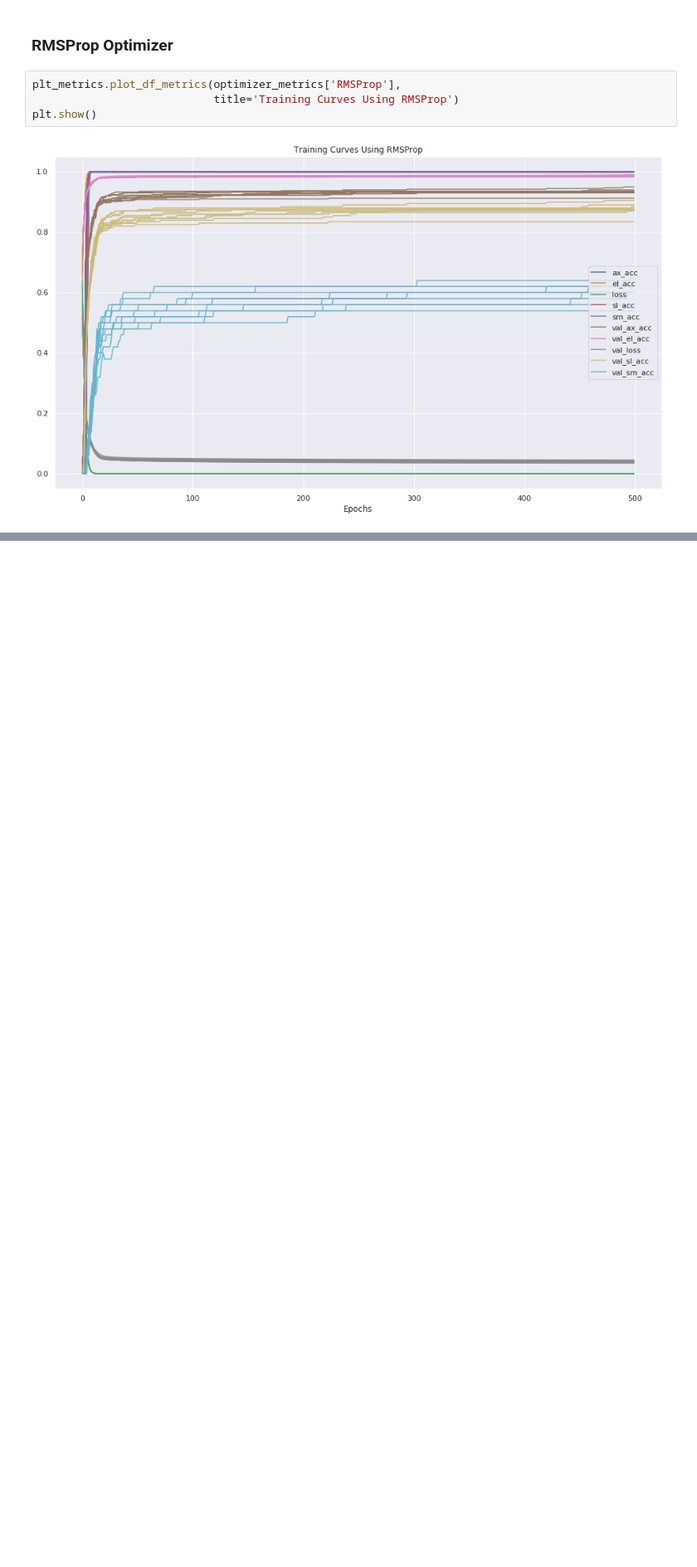
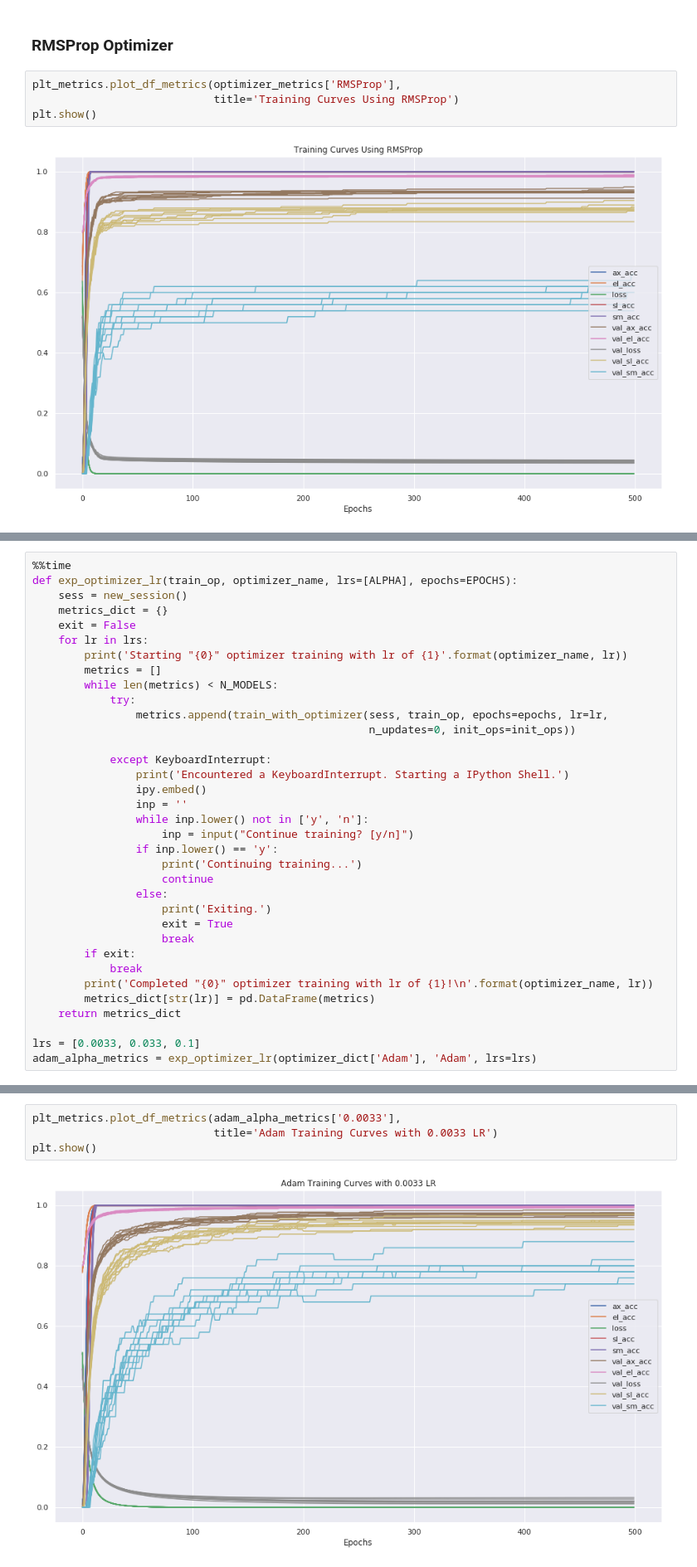
Before and after one commit to apra93/leabra-tf, a Jupyter notebook: docs/source/notebooks/0.4.1-Exploring-Different-Optimizers.ipynb, the cells around one changed output, grey strips where cells are left out. Shown at 83% size. Cells and saved outputs as stored; diff of their text form; blank space fills up the shorter version.

Commit message:
nb-0.4.1: Adding adam optimization curves.

```diff
--- a/docs/source/notebooks/0.4.1-Exploring-Different-Optimizers.ipynb
+++ b/docs/source/notebooks/0.4.1-Exploring-Different-Optimizers.ipynb
@@ -609,0 +618,35 @@ plt.show()
+# %%
+%%time
+def exp_optimizer_lr(train_op, optimizer_name, lrs=[ALPHA], epochs=EPOCHS):
+    sess = new_session()
+    metrics_dict = {}
+    exit = False
+    for lr in lrs:
+        print('Starting "{0}" optimizer training with lr of {1}'.format(optimizer_name, lr))
+        metrics = []
+        while len(metrics) < N_MODELS:
+            try:
+                metrics.append(train_with_optimizer(sess, train_op, epochs=epochs, lr=lr,
+                                                    n_updates=0, init_ops=init_ops))
+
+            except KeyboardInterrupt:
+                print('Encountered a KeyboardInterrupt. Starting a IPython Shell.')
+                ipy.embed()
+                inp = ''
+                while inp.lower() not in ['y', 'n']:
+                    inp = input("Continue training? [y/n]")
+                if inp.lower() == 'y':
+                    print('Continuing training...')
+                    continue
+                else:
+                    print('Exiting.')
+                    exit = True
+                    break
+        if exit:
+            break
+        print('Completed "{0}" optimizer training with lr of {1}!\n'.format(optimizer_name, lr))
+        metrics_dict[str(lr)] = pd.DataFrame(metrics)
+    return metrics_dict
+
+lrs = [0.0033, 0.033, 0.1]
+adam_alpha_metrics = exp_optimizer_lr(optimizer_dict['Adam'], 'Adam', lrs=lrs)
@@ -609,0 +673,6 @@ plt.show()
+# %%
+plt_metrics.plot_df_metrics(adam_alpha_metrics['0.0033'],
+                            title='Adam Training Curves with 0.0033 LR')
+plt.show()
+# %% [output]
+[figure, added]
```
Also changed, not shown: parts of 14 cells of this notebook.
